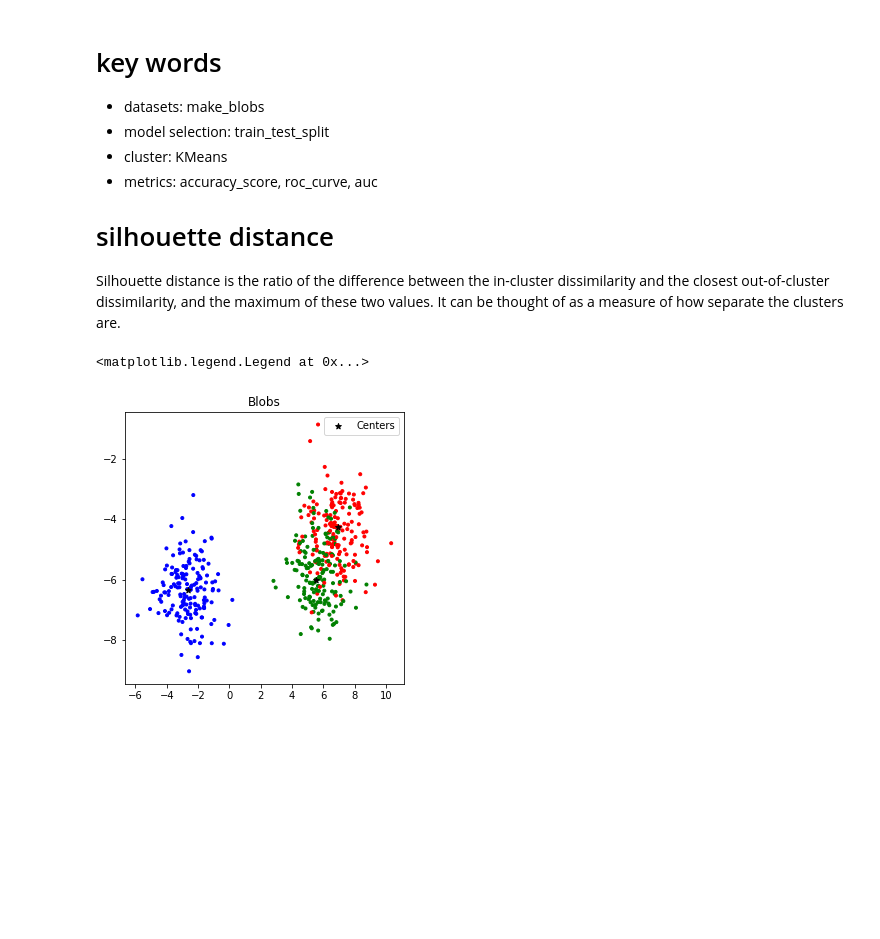
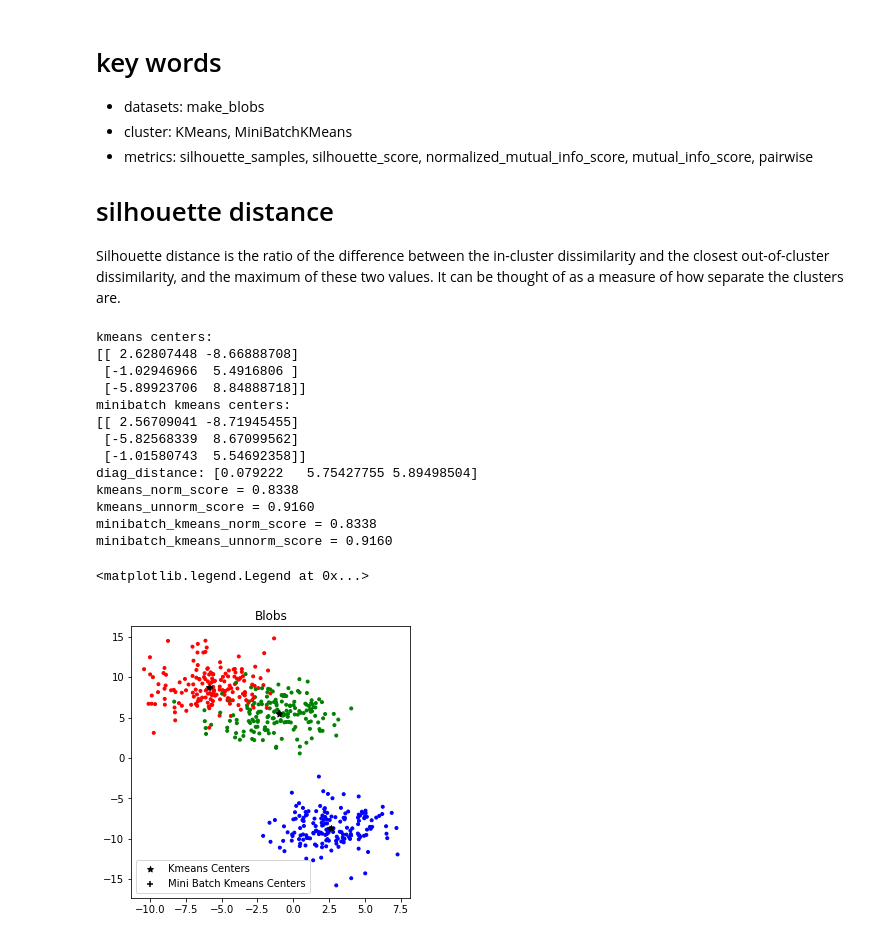
Before and after one commit to klein203/JupyterNotebook, a Jupyter notebook: scikit_learn_cookbook/6_1_kmeans_clustering.ipynb, the cells around one changed output. Saved outputs shown, nothing was run; the diff lists cells and outputs as text; code cells hidden in the pictures; blank space fills up the shorter version.

```diff
--- a/scikit_learn_cookbook/6_1_kmeans_clustering.ipynb
+++ b/scikit_learn_cookbook/6_1_kmeans_clustering.ipynb
@@ -1,9 +1,8 @@
 # %% [markdown]
 # key words
 - datasets: make_blobs
-- model selection: train_test_split
-- cluster: KMeans
-- metrics: accuracy_score, roc_curve, auc
+- cluster: KMeans, MiniBatchKMeans
+- metrics: silhouette_samples, silhouette_score, normalized_mutual_info_score, mutual_info_score, pairwise
 
 # silhouette distance
 Silhouette distance is the ratio of the difference between the in-cluster dissimilarity and the closest out-of-cluster
@@ -11,29 +10,72 @@ dissimilarity, and the maximum of these two values. It can be thought of as a me
 # %%
 import numpy as np
 import pandas as pd
 import matplotlib.pyplot as plt
 %matplotlib inline
 
 from sklearn.datasets import make_blobs
-from sklearn.model_selection import train_test_split
-from sklearn.cluster import KMeans
-from sklearn.metrics import silhouette_samples, silhouette_score, accuracy_score, confusion_matrix, roc_curve, auc
+from sklearn.cluster import KMeans, MiniBatchKMeans
+from sklearn.metrics import silhouette_samples, silhouette_score, normalized_mutual_info_score, mutual_info_score, pairwise
 
-X_blobs3, y_blobs3 = make_blobs(500, centers=3)
+X_blobs3, y_blobs3 = make_blobs(500, centers=3, cluster_std=2)
 
+# kmeans
 kmeans = KMeans(n_clusters=3)
 kmeans.fit(X_blobs3)
-centers = kmeans.cluster_centers_
+kmeans_centers = kmeans.cluster_centers_
+print("kmeans centers:\n%s" % kmeans_centers)
 
+# minibatch kmeans
+minibatch_kmeans = MiniBatchKMeans(n_clusters=3)
+minibatch_kmeans.fit(X_blobs3)
+minibatch_kmeans_centers = minibatch_kmeans.cluster_centers_
+print("minibatch kmeans centers:\n%s" % minibatch_kmeans_centers)
+
+# pairwise distances (euclid distances)
+diag_distance = np.diag(pairwise.pairwise_distances(kmeans_centers, minibatch_kmeans_centers))
+print("diag_distance: %s" % diag_distance)
+
+# kmeans normalized
+kmeans_norm_score = normalized_mutual_info_score(y_blobs3, kmeans.labels_, average_method='arithmetic')
+print("kmeans_norm_score = %.4f" % kmeans_norm_score)
+
+# kmeans unnormalized
+kmeans_unnorm_score = mutual_info_score(y_blobs3, kmeans.labels_)
+print("kmeans_unnorm_score = %.4f" % kmeans_unnorm_score)
+
+# minibatch kmeans normalized
+minibatch_kmeans_norm_score = normalized_mutual_info_score(y_blobs3, kmeans.labels_, average_method='arithmetic')
+print("minibatch_kmeans_norm_score = %.4f" % minibatch_kmeans_norm_score)
+
+# minibatch kmeans unnormalized
+minibatch_kmeans_unnorm_score = mutual_info_score(y_blobs3, kmeans.labels_)
+print("minibatch_kmeans_unnorm_score = %.4f" % minibatch_kmeans_unnorm_score)
+
+
+# plot
 plt.figure(figsize=(5, 5))
 plt.subplot(111, title="Blobs")
 rgb = np.array(['r', 'g', 'b'])
 plt.scatter(X_blobs3[:, 0], X_blobs3[:, 1], color=rgb[y_blobs3], marker='.')
-plt.scatter(centers[:, 0], centers[:, 1], color='k', marker='*', label='Centers')
+plt.scatter(kmeans_centers[:, 0], kmeans_centers[:, 1], color='k', marker='*', label='Kmeans Centers')
+plt.scatter(minibatch_kmeans_centers[:, 0], minibatch_kmeans_centers[:, 1], color='k', marker='+', label='Mini Batch Kmeans Centers')
 plt.legend(loc='best')
 # %% [output]
-<matplotlib.legend.Legend at 0x...>
+kmeans centers:
+[[ 2.62807448 -8.66888708]
+ [-1.02946966  5.4916806 ]
+ [-5.89923706  8.84888718]]
+minibatch kmeans centers:
+[[ 2.56709041 -8.71945455]
+ [-5.82568339  8.67099562]
+ [-1.01580743  5.54692358]]
+diag_distance: [0.079222   5.75427755 5.89498504]
+kmeans_norm_score = 0.8338
+kmeans_unnorm_score = 0.9160
+minibatch_kmeans_norm_score = 0.8338
+minibatch_kmeans_unnorm_score = 0.9160
+<matplotlib.legend.Legend at 0x...>
-[figure, old version]
+[figure, new version]
 # %%
 silhouette_distances = silhouette_samples(X_blobs3, kmeans.labels_)
 score = silhouette_score(X_blobs3, kmeans.labels_)
```
Also changed, not shown: parts of 2 cells of this notebook.
